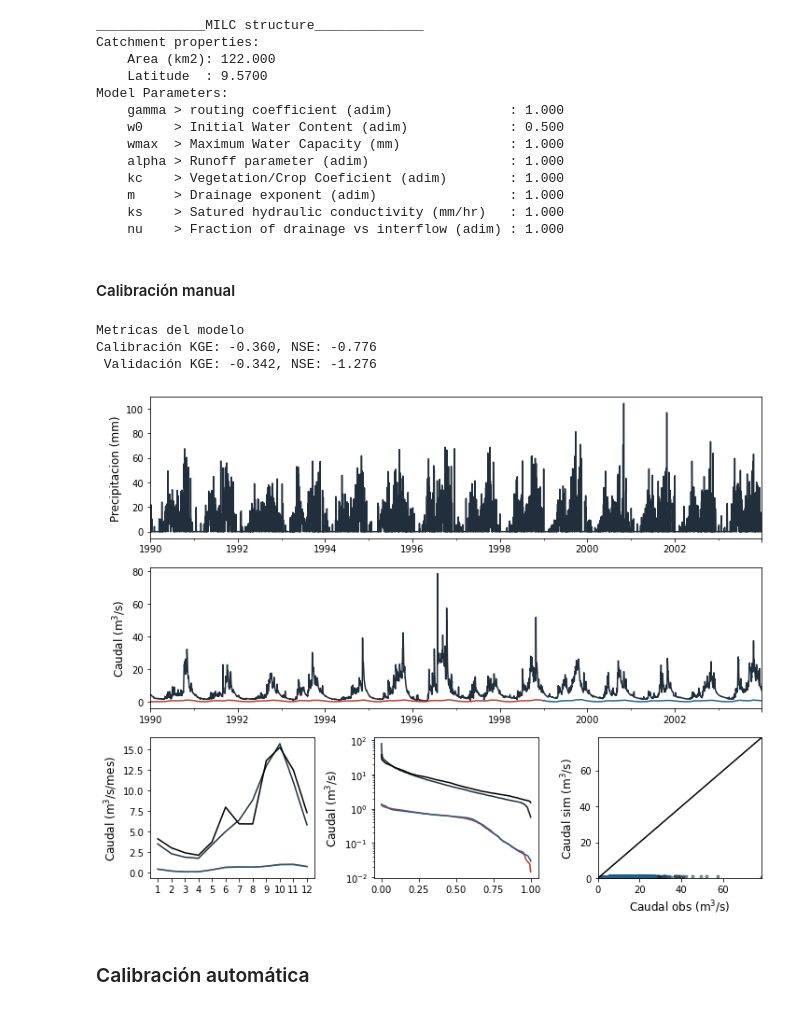
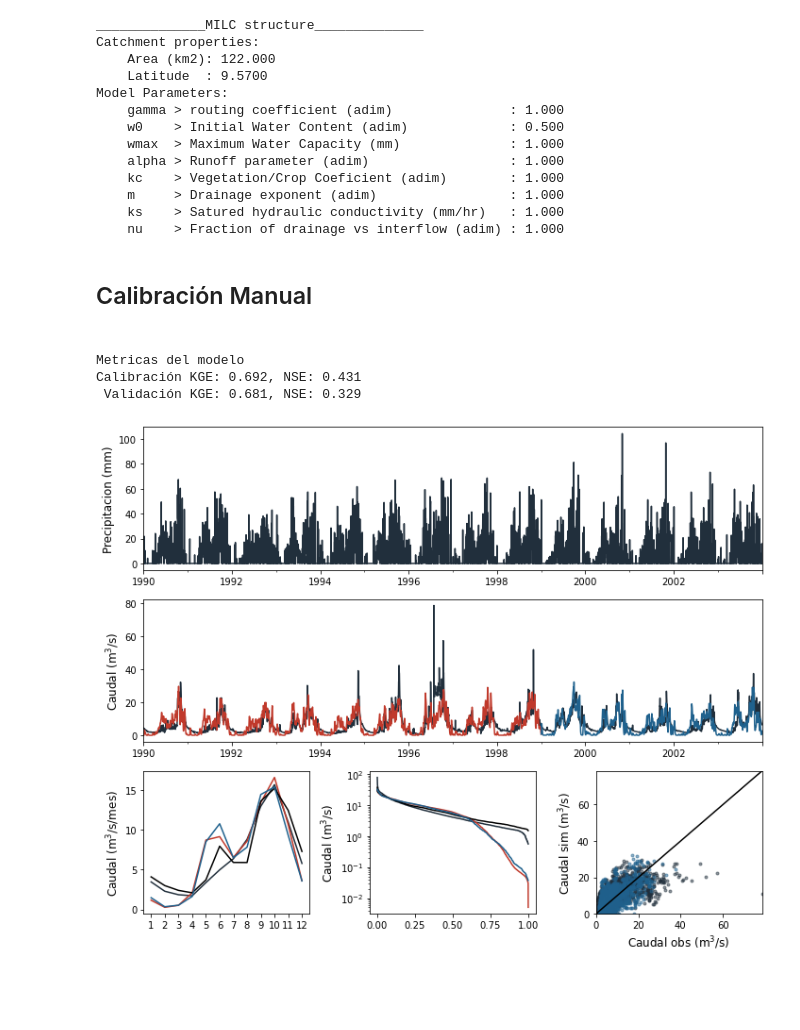
Before and after one commit to jmviquez/modelacion_providencia, a Jupyter notebook: examen.ipynb, the cells around one changed output. Drawn from its saved outputs; the diff is of its cells as text; code cells hidden in the pictures; blank space fills up the shorter version.

```diff
--- a/examen.ipynb
+++ b/examen.ipynb
@@ -441,3 +345,4 @@ parametros_ordenados
 <T1>Datos para modelo MILc<T1>
 # %%
 datosMILc = pd.read_csv("./all_milc.csv", index_col=[0], parse_dates=[0])
+qobs= datosMILc["qt"]
@@ -446,2 +348,0 @@ datosMILc = pd.read_csv("./all_milc.csv", index_col=[0], parse_dates=[0])
-# %%
-qobs = datosMILc["Qt"]
@@ -481,52 +382,49 @@ Model Parameters:
     m     > Drainage exponent (adim)                 : 1.000
     ks    > Satured hydraulic conductivity (mm/hr)   : 1.000
     nu    > Fraction of drainage vs interflow (adim) : 1.000
-# %% [markdown]
-<H4>Calibración manual</H4>
+# %% [markdown]
+<H2>Calibración Manual<h2>
 # %%
 ################# DATOS DEL USUARIO ###########################
 # Definicion de parametros
-gamma = 500
-w0    = 0.5
-wmax  = 200
-alpha = 5
-kc    = 1.0
-ks    = 10
-m     = 2
-nu    = 0.9
-
+gamma = 20
+w0    = 0.514597
+wmax  = 1250
+alpha = 1.1
+kc    = 0.5
+ks    = 1.1
+m     =5
+nu    = 0.952373
 # Fechas para dividir periodos de calibracion y validacion
 fecha1 = "1990-01-01"   # fecha inicial calibracion
 fecha2 = "1999-01-01"   # fecha final calibracion, inicial validacion
 fecha3 = "2003-12-31"   # fecha final validacion
 
 ################# SIMULACION CON EL MODELO ###########################
 simulacion = modelo_MILc.run(datosMILc, gamma=gamma, w0=w0, wmax=wmax, alpha=alpha, kc=kc, ks=ks, m=m, nu=nu)
 qsim = simulacion.Qt
 
 # Evaluacion del modelo
 # calibracion
 qobs_cal = qobs.loc[fecha1:fecha2]
 qsim_cal = qsim.loc[fecha1:fecha2]
 kge_cal = ms.kling_gupta_efficiency(qobs_cal, qsim_cal)
 nse_cal = ms.nash_sutcliffe_efficiency(qobs_cal, qsim_cal)
 # validacion
 qobs_val = qobs.loc[fecha2:fecha3]
 qsim_val = qsim.loc[fecha2:fecha3]
 kge_val = ms.kling_gupta_efficiency(qobs_val, qsim_val)
 nse_val = ms.nash_sutcliffe_efficiency(qobs_val, qsim_val)
 
 print("Metricas del modelo")
 print("Calibración KGE: {:.3f}, NSE: {:.3f}".format(kge_cal, nse_cal))
 print(" Validación KGE: {:.3f}, NSE: {:.3f}".format(kge_val, nse_val))
 
 # Graficar evaluacion
 prec = datosMILc.prec  # extraer precipitacion
 fig, ax = me.plot_model_evaluation(prec, qobs, qsim, fecha1, fecha2, fecha3)
 # %% [output]
 Metricas del modelo
-Calibración KGE: -0.360, NSE: -0.776
- Validación KGE: -0.342, NSE: -1.276
+Calibración KGE: 0.692, NSE: 0.431
+ Validación KGE: 0.681, NSE: 0.329
-[figure, old version]
+[figure, new version]
-# %% [markdown]
-<h3>Calibración automática<h3>
```
Also changed, not shown: parts of 29 cells of this notebook.
